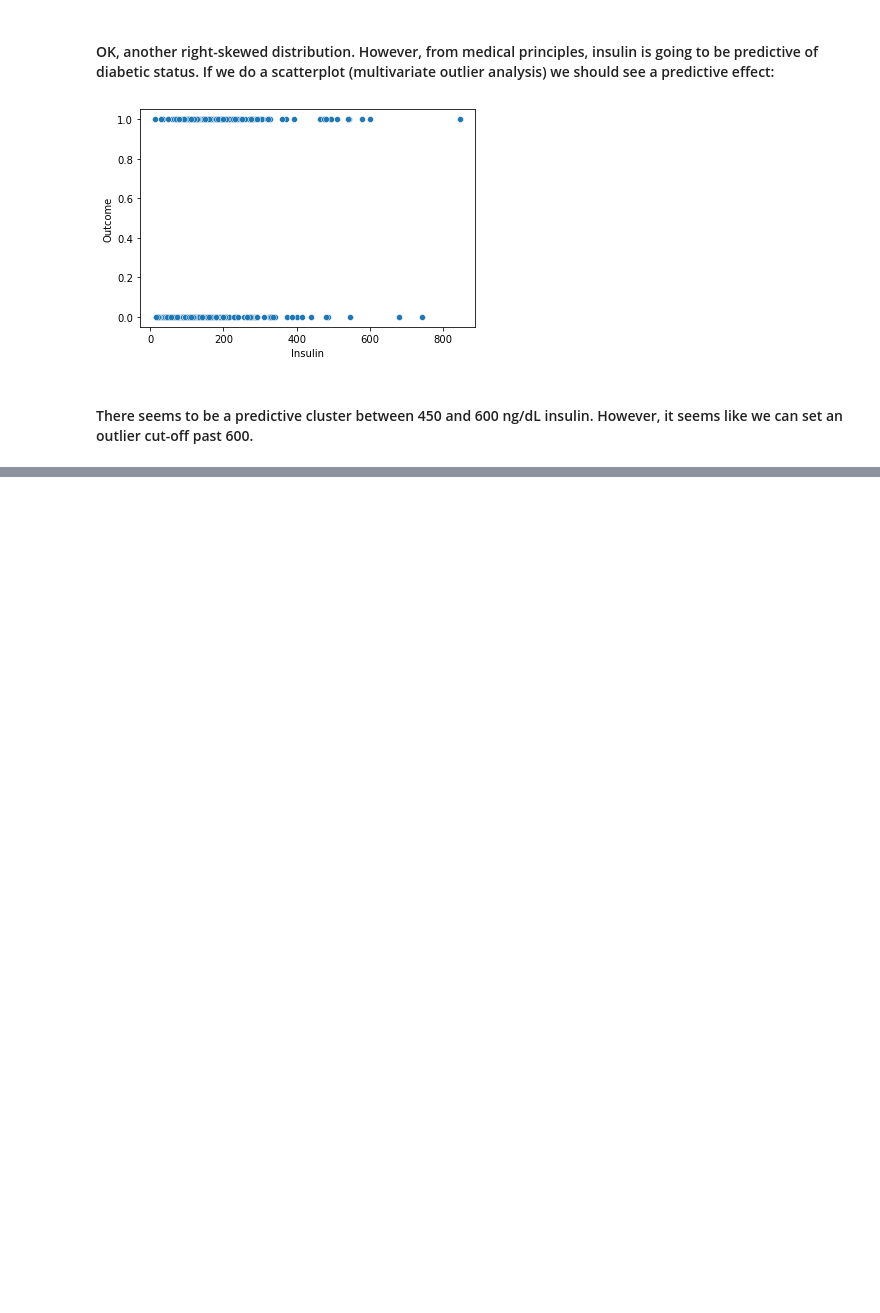
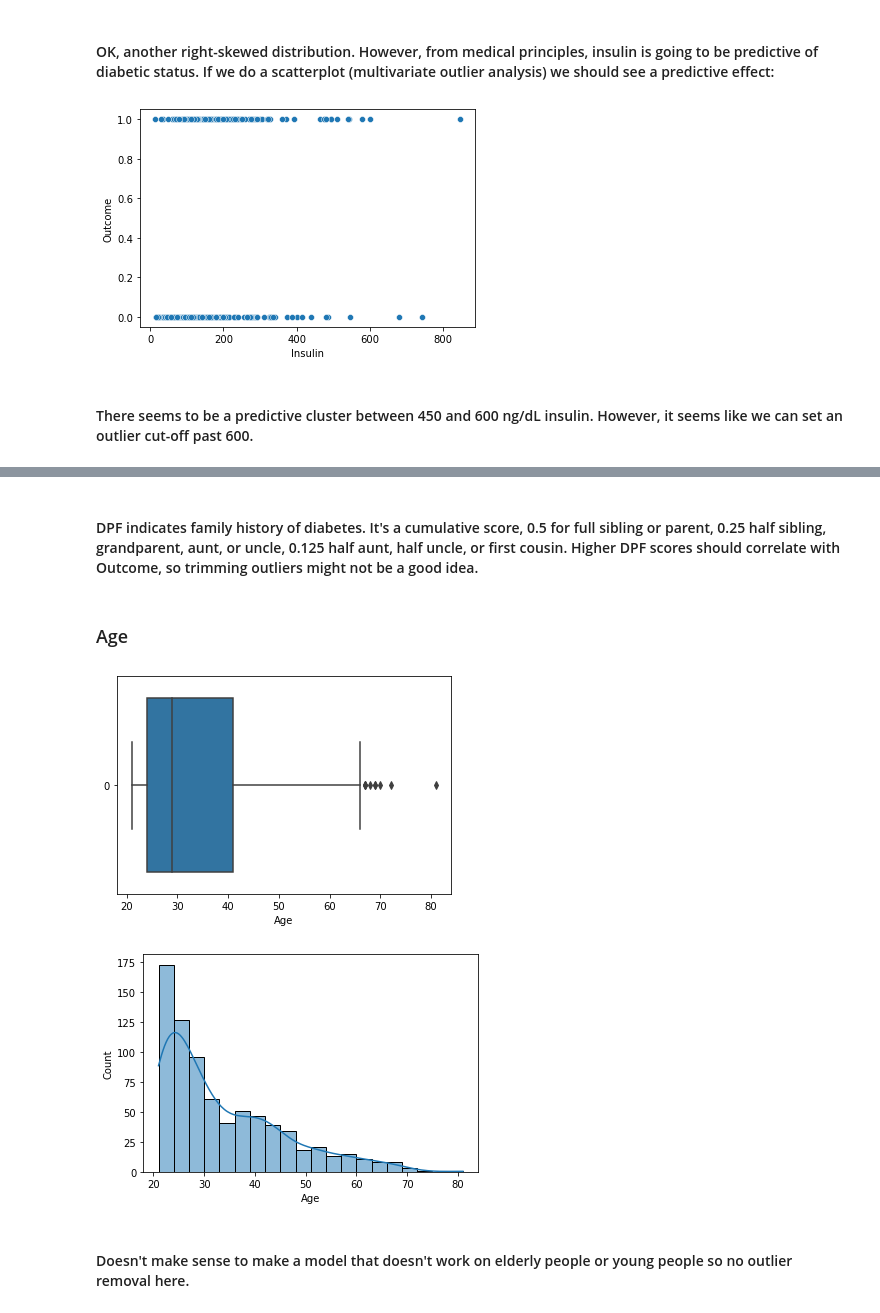
Before and after one commit to wengels464/diabetes-model, a Jupyter notebook: diabetes/notebooks/diabetes_eda.ipynb, the cells around one changed output, grey strips where cells are left out. Drawn from its saved outputs; the diff is of its cells as text; code cells hidden in the pictures; blank space fills up the shorter version.

```diff
--- a/diabetes/notebooks/diabetes_eda.ipynb
+++ b/diabetes/notebooks/diabetes_eda.ipynb
@@ -188,0 +225,11 @@ show_dist_figs(df,'BMI')
+# %% [markdown]
+#### DPF indicates family history of diabetes. It's a cumulative score, 0.5 for full sibling or parent, 0.25 half sibling, grandparent, aunt, or uncle, 0.125 half aunt, half uncle, or first cousin. Higher DPF scores should correlate with Outcome, so trimming outliers might not be a good idea.
+# %% [markdown]
+### Age
+# %%
+show_dist_figs(df, 'Age')
+# %% [output]
+[figure, added]
+[figure, added]
+# %% [markdown]
+#### Doesn't make sense to make a model that doesn't work on elderly people or young people so no outlier removal here.
```
Also changed, not shown: parts of 20 cells of this notebook.
